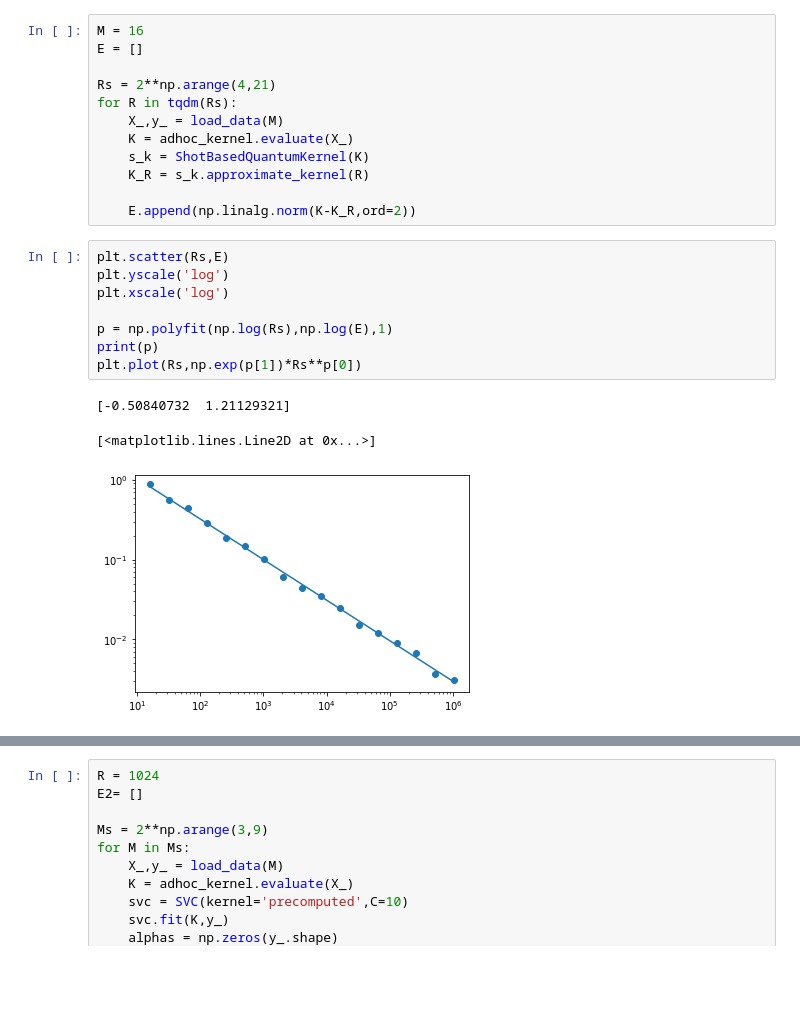
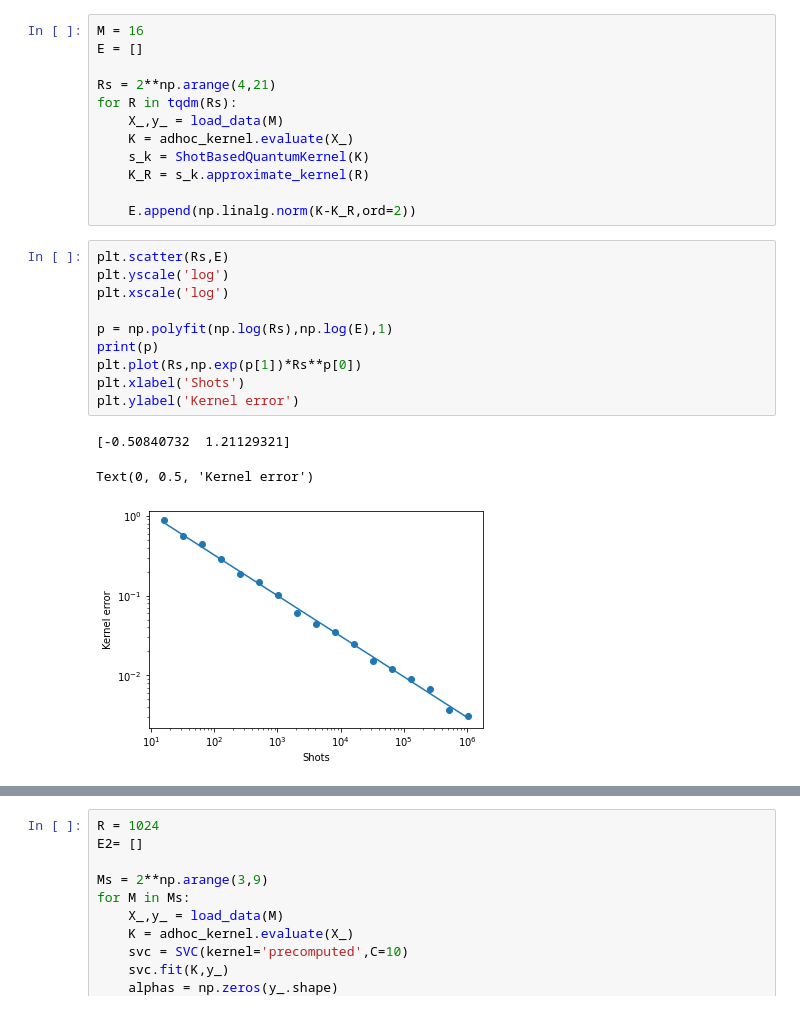
Before and after one commit to gentinettagian/complexity_of_qsvms, a Jupyter notebook: dual_qsvm/kernel_error.ipynb, the cells around one changed output, grey strips where cells are left out. Cells and saved outputs as stored; diff of their text form; blank space fills up the shorter version.

```diff
--- a/dual_qsvm/kernel_error.ipynb
+++ b/dual_qsvm/kernel_error.ipynb
@@ -86,12 +86,14 @@ for R in tqdm(Rs):
 # %%
 plt.scatter(Rs,E)
 plt.yscale('log')
 plt.xscale('log')
 
 p = np.polyfit(np.log(Rs),np.log(E),1)
 print(p)
 plt.plot(Rs,np.exp(p[1])*Rs**p[0])
+plt.xlabel('Shots')
+plt.ylabel('Kernel error')
 # %% [output]
 [-0.50840732  1.21129321]
-[<matplotlib.lines.Line2D at 0x...>]
+Text(0, 0.5, 'Kernel error')
-[figure, old version]
+[figure, new version]
```
Also changed, not shown: parts of 1 cell of this notebook, 4 other files.
